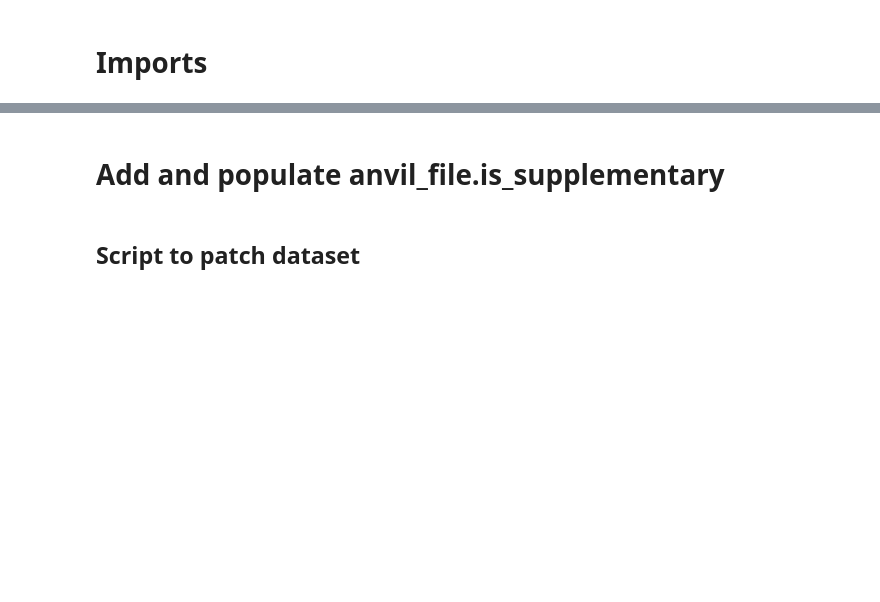
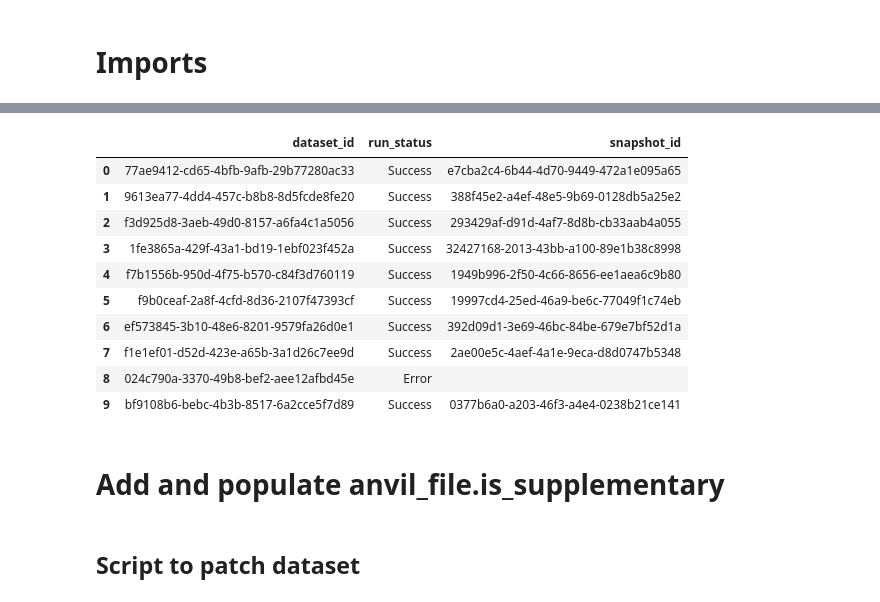
Before and after one commit to broadinstitute/anvil_tdr_ingest, a Jupyter notebook: notebooks/utility_patch_datasets.ipynb, the cells around one changed output, grey strips where cells are left out. Cells and saved outputs as stored; diff of their text form; code cells hidden in the pictures; blank space fills up the shorter version.

```diff
--- a/notebooks/utility_patch_datasets.ipynb
+++ b/notebooks/utility_patch_datasets.ipynb
@@ -12,14 +15,26 @@ import json
 import data_repo_client
 from google.cloud import bigquery
 import ingest_pipeline_utilities as utils
+import build_file_inventory as bfi
 import logging
 from time import sleep
+import datetime
+from google.cloud import storage
+import math
 
 # Configure logging format
 logging.basicConfig(format="%(asctime)s - %(levelname)s: %(message)s", datefmt="%m/%d/%Y %I:%M:%S %p", level=logging.INFO)
 pd.set_option('display.max_rows', None)
+pd.set_option('display.max_columns', None)
+pd.set_option("display.max_colwidth", None)
+pd.set_option('display.width', 1000)
+pd.set_option('display.colheader_justify', 'center')
+pd.set_option('display.precision', 3)
 
 # Environment variables
+ws_name = os.environ["WORKSPACE_NAME"]
+ws_project = os.environ["WORKSPACE_NAMESPACE"]
 ws_bucket = os.environ["WORKSPACE_BUCKET"]
+ws_bucket_name = re.sub('^gs://', '', ws_bucket)
 # %% [output]
 importing Jupyter notebook from ingest_pipeline_utilities.ipynb
@@ -42,0 +62,57 @@ Version 1.0.0: 2/22/2023 8:30pm - Nate Calvanese - Initial version
+# %%
+# Parameters
+params = {}
+params["profile_id"] = "e0e03e48-5b96-45ec-baa4-8cc1ebf74c61"
+params["snapshot_readers_list"] = ["azul-anvil-prod@firecloud.org"]
+params["anvil_schema_version"] = "ANV5"
+
+# Loop through datasets and create new snapshot
+dataset_id_run_list = [
+    #'d74b26d5-24bb-4696-84c3-bcd1f5f90b08',
+    '77ae9412-cd65-4bfb-9afb-29b77280ac33',
+    '9613ea77-4dd4-457c-b8b8-8d5fcde8fe20',
+    'f3d925d8-3aeb-49d0-8157-a6fa4c1a5056',
+    '1fe3865a-429f-43a1-bd19-1ebf023f452a',
+    'f7b1556b-950d-4f75-b570-c84f3d760119',
+    'f9b0ceaf-2a8f-4cfd-8d36-2107f47393cf',
+    'ef573845-3b10-48e6-8201-9579fa26d0e1',
+    'f1e1ef01-d52d-423e-a65b-3a1d26c7ee9d',
+    '024c790a-3370-49b8-bef2-aee12afbd45e',
+    'bf9108b6-bebc-4b3b-8517-6a2cce5f7d89'
+]
+results = []
+for dataset in dataset_id_run_list:
+    dataset_id = dataset
+    try:
+        api_client = utils.refresh_tdr_api_client()
+        datasets_api = data_repo_client.DatasetsApi(api_client=api_client)
+        dataset_info = datasets_api.retrieve_dataset(id=dataset_id, include=["SCHEMA", "ACCESS_INFORMATION", "PROPERTIES"]).to_dict()
+        dataset_name = dataset_info["name"]
+        phs_id = dataset_info["phs_id"]
+        consent_name = dataset_info["properties"]["consent_name"]
+        auth_domains = dataset_info["properties"]["auth_domains"]
+        src_workspaces = dataset_info["properties"]["source_workspaces"]
+    except:
+        dataset_name = ""
+    if dataset_name:
+        params["ws_bucket"] = ws_bucket
+        params["dataset_id"] = dataset_id
+        params["dataset_name"] = dataset_name
+        params["phs_id"] = phs_id
+        params["consent_name"] = consent_name
+        params["auth_domains"] = auth_domains
+        params["pipeline_results"] = []
+        current_datetime = datetime.datetime.now()
+        current_datetime_string = current_datetime.strftime("%Y%m%d%H%M")
+        params["snapshot_name"] = params["dataset_name"] + "_" + params["anvil_schema_version"] + "_" + current_datetime_string
+        utils.create_and_share_snapshot(params)
+        int_df_results = pd.DataFrame(params["pipeline_results"], columns = ["Dataset", "Time", "Step", "Task", "Status", "Message"])
+        errors = int_df_results[int_df_results["Status"].str.contains("Error")]
+        if len(errors) > 0:
+            results.append([dataset_id, "Error", ""])
+        else:
+            snapshot_id = re.search("{'id': '([a-z0-9]{8}-[a-z0-9]{4}-[a-z0-9]{4}-[a-z0-9]{4}-[a-z0-9]{12})'", str(int_df_results[int_df_results["Task"]=="Create and Share Snapshot"]["Message"]))[1]
+            results.append([dataset_id, "Success", snapshot_id])
+results_df = pd.DataFrame(results, columns = ["dataset_id", "run_status", "snapshot_id"])
+display(results_df)
+# %% [output]
@@ -43,3 +136,14 @@ Version 1.0.0: 2/22/2023 8:30pm - Nate Calvanese - Initial version
+|  | dataset_id | run_status | snapshot_id |
+| 0 | 77ae9412-cd65-4bfb-9afb-29b77280ac33 | Success | e7cba2c4-6b44-4d70-9449-472a1e095a65 |
+| 1 | 9613ea77-4dd4-457c-b8b8-8d5fcde8fe20 | Success | 388f45e2-a4ef-48e5-9b69-0128db5a25e2 |
+| 2 | f3d925d8-3aeb-49d0-8157-a6fa4c1a5056 | Success | 293429af-d91d-4af7-8d8b-cb33aab4a055 |
+| 3 | 1fe3865a-429f-43a1-bd19-1ebf023f452a | Success | 32427168-2013-43bb-a100-89e1b38c8998 |
+| 4 | f7b1556b-950d-4f75-b570-c84f3d760119 | Success | 1949b996-2f50-4c66-8656-ee1aea6c9b80 |
+| 5 | f9b0ceaf-2a8f-4cfd-8d36-2107f47393cf | Success | 19997cd4-25ed-46a9-be6c-77049f1c74eb |
+| 6 | ef573845-3b10-48e6-8201-9579fa26d0e1 | Success | 392d09d1-3e69-46bc-84be-679e7bf52d1a |
+| 7 | f1e1ef01-d52d-423e-a65b-3a1d26c7ee9d | Success | 2ae00e5c-4aef-4a1e-9eca-d8d0747b5348 |
+| 8 | 024c790a-3370-49b8-bef2-aee12afbd45e | Error |  |
+| 9 | bf9108b6-bebc-4b3b-8517-6a2cce5f7d89 | Success | 0377b6a0-a203-46f3-a4e4-0238b21ce141 |
 # %% [markdown]
 # Add and populate anvil_file.is_supplementary
 # %% [markdown]
```
Also changed, not shown: parts of 14 cells of this notebook, 7 other files.
